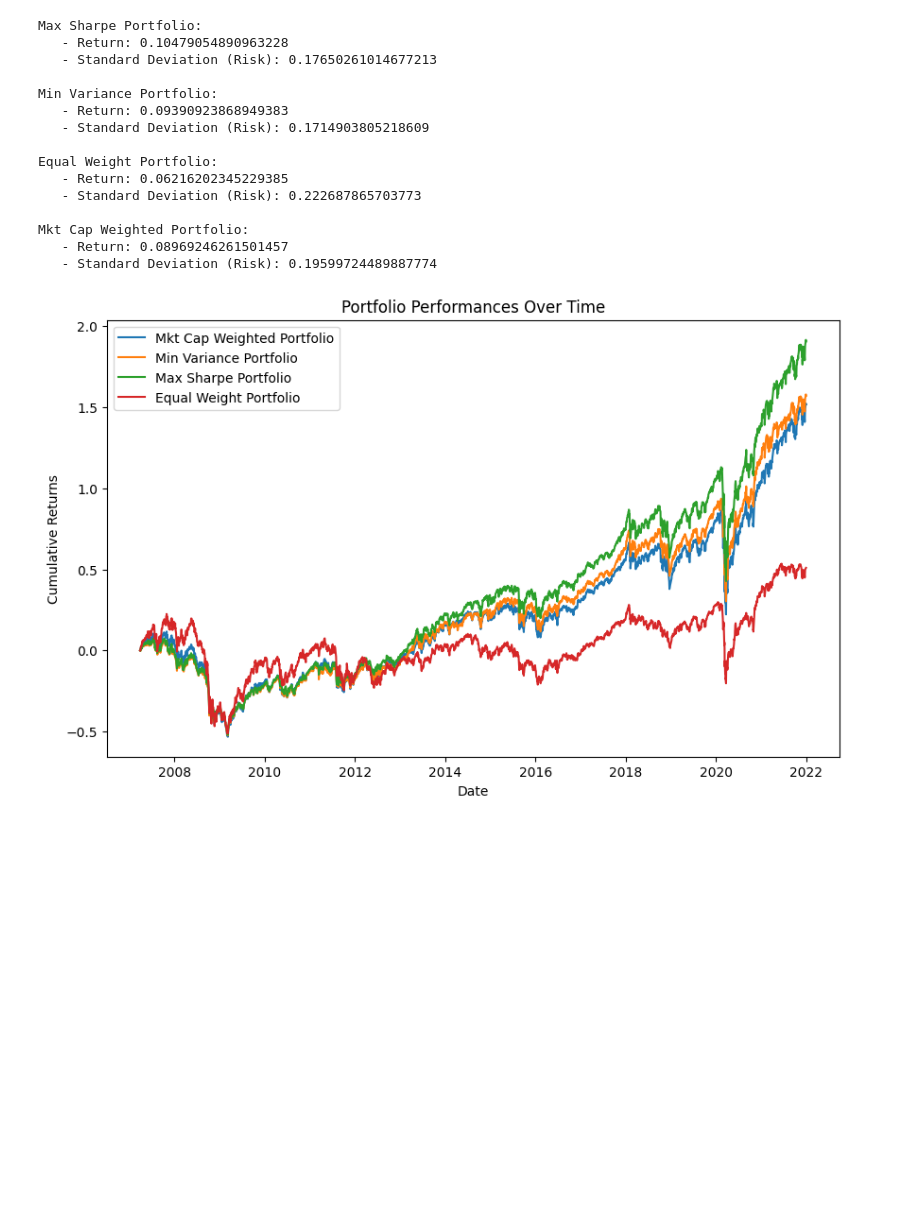
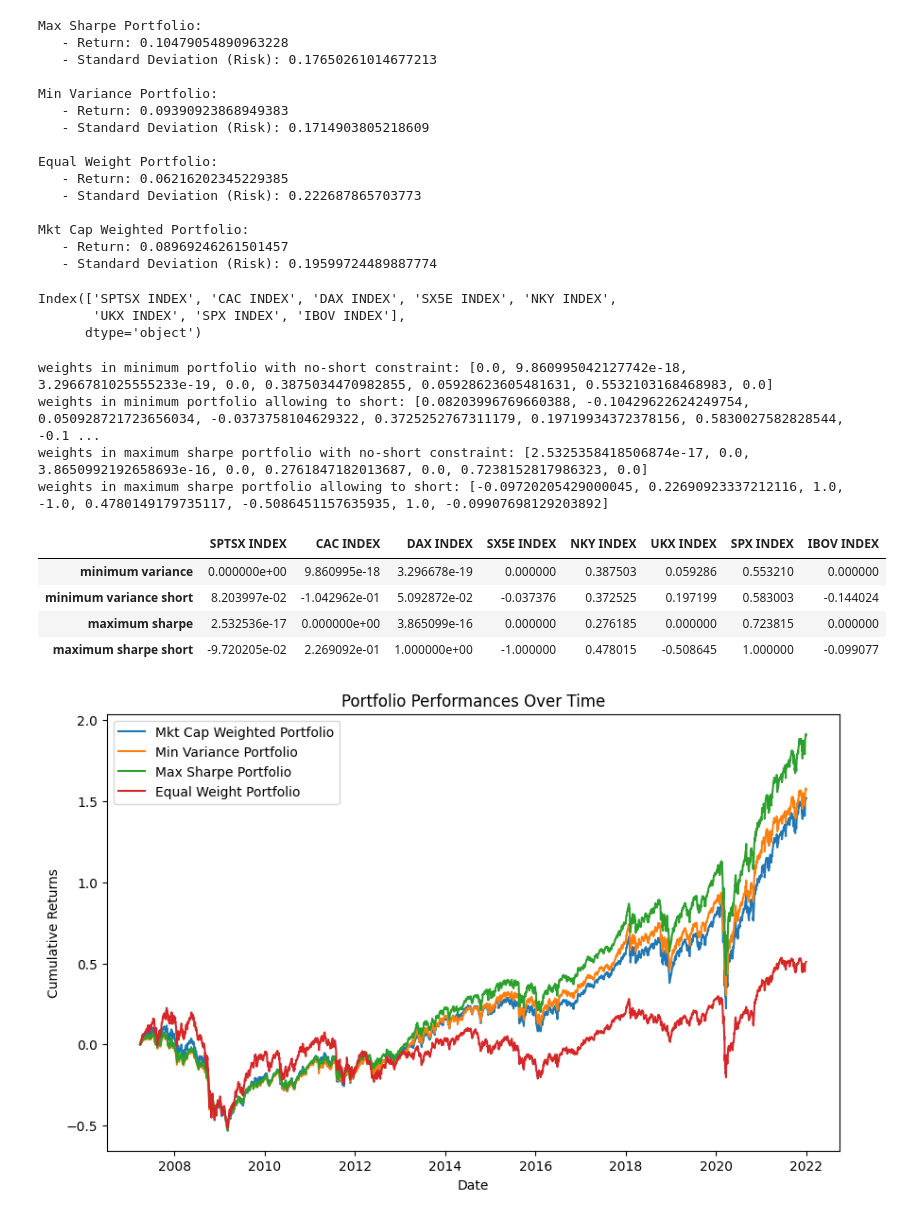
Before and after one commit to Asset-Allocation-Group-14/Assignment-1, a Jupyter notebook: Assignment 1/assignment_1.ipynb, the cells around one changed output. Cells and saved outputs as stored; diff of their text form; code cells hidden in the pictures; blank space fills up the shorter version.

Commit message:
add outputing the weight result

```diff
--- a/Assignment 1/assignment_1.ipynb
+++ b/Assignment 1/assignment_1.ipynb
@@ -111,6 +112,34 @@ Equal Weight Portfolio:
 Mkt Cap Weighted Portfolio:
    - Return: 0.08969246261501457
    - Standard Deviation (Risk): 0.19599724489887774
+# %%
+returns_df.columns
+# %% [output]
+Index(['SPTSX INDEX', 'CAC INDEX', 'DAX INDEX', 'SX5E INDEX', 'NKY INDEX',
+       'UKX INDEX', 'SPX INDEX', 'IBOV INDEX'],
+      dtype='object')
+# %%
+mv_weight = portfolio.minimum_variance_weights()
+mv_weight_short = portfolio.minimum_variance_weights_short()
+ms_weight = portfolio.maximum_sharpe_weights()
+ms_weight_short =  portfolio.maximum_sharpe_weights_short()
+
+print('weight results in different portfolios')
+weight_result_df = pd.DataFrame([mv_weight,mv_weight_short,ms_weight,ms_weight_short],\
+    index=['minimum variance','minimum variance short','maximum sharpe','maximum sharpe short'],\
+        columns=['SPTSX INDEX', 'CAC INDEX', 'DAX INDEX', 'SX5E INDEX', 'NKY INDEX',
+       'UKX INDEX', 'SPX INDEX', 'IBOV INDEX'])
+weight_result_df
+# %% [output]
+weights in minimum portfolio with no-short constraint: [0.0, 9.860995042127742e-18, 3.2966781025555233e-19, 0.0, 0.3875034470982855, 0.05928623605481631, 0.5532103168468983, 0.0]
+weights in minimum portfolio allowing to short: [0.08203996769660388, -0.10429622624249754, 0.050928721723656034, -0.0373758104629322, 0.3725252767311179, 0.19719934372378156, 0.5830027582828544, -0.1 ...
+weights in maximum sharpe portfolio with no-short constraint: [2.5325358418506874e-17, 0.0, 3.8650992192658693e-16, 0.0, 0.2761847182013687, 0.0, 0.7238152817986323, 0.0]
+weights in maximum sharpe portfolio allowing to short: [-0.09720205429000045, 0.22690923337212116, 1.0, -1.0, 0.4780149179735117, -0.5086451157635935, 1.0, -0.09907698129203892]
+|  | SPTSX INDEX | CAC INDEX | DAX INDEX | SX5E INDEX | NKY INDEX | UKX INDEX | SPX INDEX | IBOV INDEX |
+| minimum variance | 0.000000e+00 | 9.860995e-18 | 3.296678e-19 | 0.000000 | 0.387503 | 0.059286 | 0.553210 | 0.000000 |
+| minimum variance short | 8.203997e-02 | -1.042962e-01 | 5.092872e-02 | -0.037376 | 0.372525 | 0.197199 | 0.583003 | -0.144024 |
+| maximum sharpe | 2.532536e-17 | 0.000000e+00 | 3.865099e-16 | 0.000000 | 0.276185 | 0.000000 | 0.723815 | 0.000000 |
+| maximum sharpe short | -9.720205e-02 | 2.269092e-01 | 1.000000e+00 | -1.000000 | 0.478015 | -0.508645 | 1.000000 | -0.099077 |
 # %%
 portfolio.plot_performance(index_df, custom_weights=custom_weigths)
 # %% [output]
```
Also changed, not shown: parts of 2 cells of this notebook, 2 other files.
